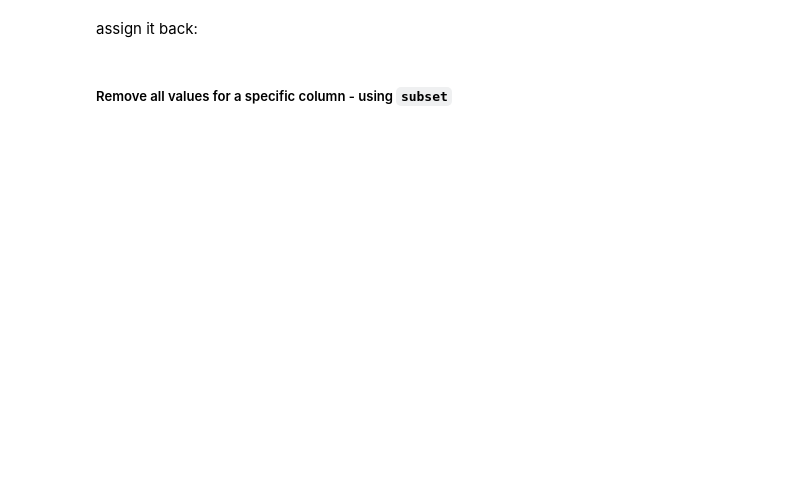
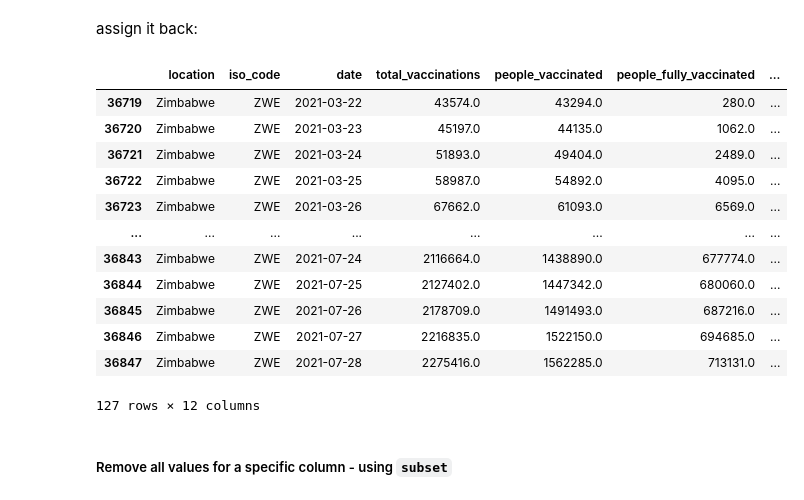
Before and after one commit to nlihin/data-analytics, a Jupyter notebook: unit3.ipynb, the cells around one changed output. Drawn from its saved outputs; the diff is of its cells as text; code cells hidden in the pictures; blank space fills up the shorter version.

```diff
--- a/unit3.ipynb
+++ b/unit3.ipynb
@@ -64,8 +150,22 @@ zimbabwe.head()
 # %% [markdown]
 assign it back:
 # %%
-zimbabwe2 = zimbabwe.dropna()
-zimbabwe2
+zimbabwe = zimbabwe.dropna()
+zimbabwe
+# %% [output]
+|  | location | iso_code | date | total_vaccinations | people_vaccinated | people_fully_vaccinated | ... |
+| 36719 | Zimbabwe | ZWE | 2021-03-22 | 43574.0 | 43294.0 | 280.0 | ... |
+| 36720 | Zimbabwe | ZWE | 2021-03-23 | 45197.0 | 44135.0 | 1062.0 | ... |
+| 36721 | Zimbabwe | ZWE | 2021-03-24 | 51893.0 | 49404.0 | 2489.0 | ... |
+| 36722 | Zimbabwe | ZWE | 2021-03-25 | 58987.0 | 54892.0 | 4095.0 | ... |
+| 36723 | Zimbabwe | ZWE | 2021-03-26 | 67662.0 | 61093.0 | 6569.0 | ... |
+| ... | ... | ... | ... | ... | ... | ... | ... |
+| 36843 | Zimbabwe | ZWE | 2021-07-24 | 2116664.0 | 1438890.0 | 677774.0 | ... |
+| 36844 | Zimbabwe | ZWE | 2021-07-25 | 2127402.0 | 1447342.0 | 680060.0 | ... |
+| 36845 | Zimbabwe | ZWE | 2021-07-26 | 2178709.0 | 1491493.0 | 687216.0 | ... |
+| 36846 | Zimbabwe | ZWE | 2021-07-27 | 2216835.0 | 1522150.0 | 694685.0 | ... |
+| 36847 | Zimbabwe | ZWE | 2021-07-28 | 2275416.0 | 1562285.0 | 713131.0 | ... |
+127 rows × 12 columns
 # %% [markdown]
 ##### Remove all values for a specific column - using `subset`
 # %%
```
Also changed, not shown: parts of 75 cells of this notebook.
